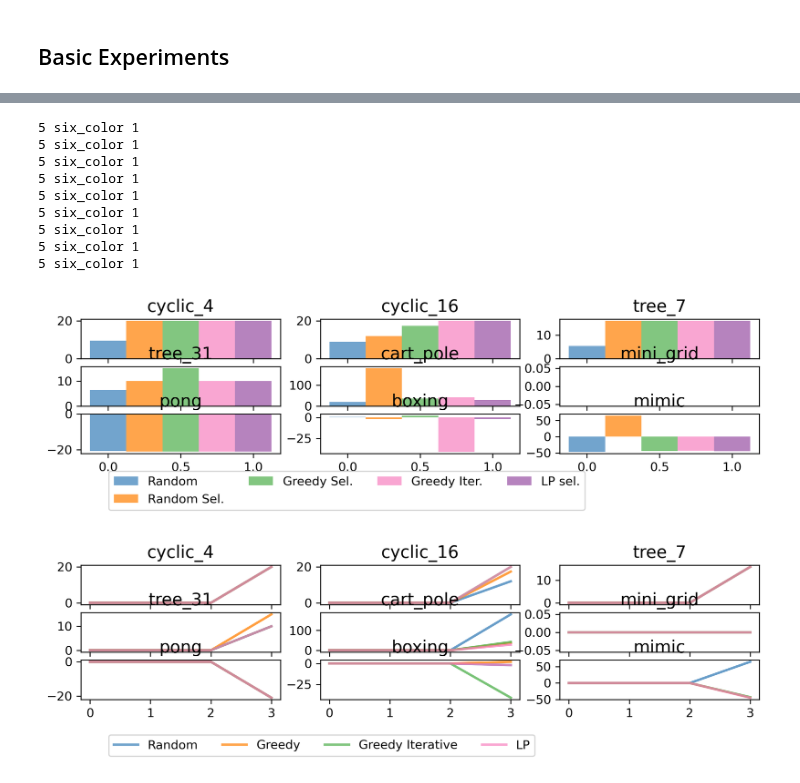
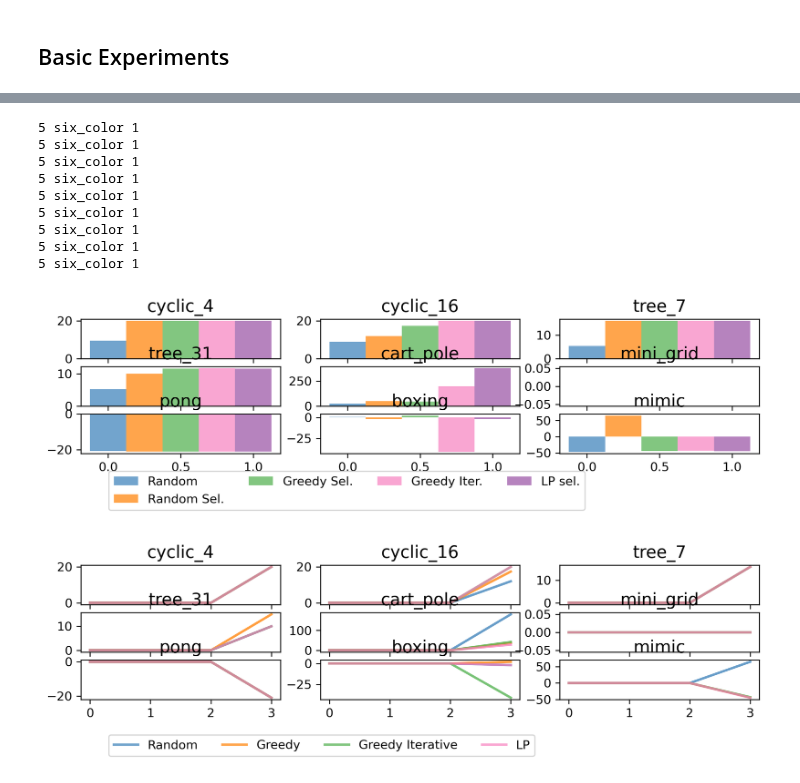
Before and after one commit to naveenr414/concept_decisions, a Jupyter notebook: scripts/notebooks/Plotting.ipynb, the cells around one changed output, grey strips where cells are left out. Cells and saved outputs as stored; diff of their text form; code cells hidden in the pictures.

Commit message:
Trying to get Pong, MIMIC to work

```diff
--- a/scripts/notebooks/Plotting.ipynb
+++ b/scripts/notebooks/Plotting.ipynb
@@ -22,14 +22,14 @@ training_times = {
     'cyclic_16':2500,
     'tree_7': 2500,
     'tree_31': 50000,
-    'cart_pole': 50000,
+    'cart_pole': 250000,
     'mini_grid': 50000,
     'pong': 500000,
     'boxing': 500000,
     'mimic': 25000,
 }
 # %%
-number_concepts = [1,2,3,4]
+number_concepts = [2,4,6,8]
 environments = ["cyclic_4","cyclic_16","tree_7","tree_31","cart_pole","mini_grid","pong","boxing","mimic"]
 
 random_results = [[0 for i in range(len(number_concepts))] for i in range(len(environments))]
@@ -41,10 +41,11 @@ lp_selection = [[0 for i in range(len(number_concepts))] for i in range(len(envi
 for i,n in enumerate(number_concepts):
     for j,e in enumerate(environments):
         # TODO: Remove this, once we run more experiments
-        if n <= 3:
+        matching_params = get_results_matching_parameters("basic","",{'environment_string': e,'num_concepts_selected': n, 'training_timesteps': training_times[e], 'concept_source': 'human_selected_binary', 'run_two_stage': False})
+        if len(matching_params) == 0 or 'basic_comparison' not in matching_params[0]:
             res = [0,0,0,0,0]
         else:
-            matching_params = get_results_matching_parameters("basic","",{'environment_string': e,'num_concepts_selected': n, 'training_timesteps': training_times[e], 'concept_source': 'human_selected_binary', 'run_two_stage': False})
+            print(n,e)
             basic_comparison = matching_params[0]['basic_comparison']
             res = [
                 basic_comparison['random']['reward'],
@@ -86,37 +99,50 @@ fig,ax = create_axes(plot_dimensions,overall_format,titles=titles)
 bar_format = {'color_palette': 'six_color', 'linewidth': 10, 'style_size': style_size}
 plt.tight_layout()
 
+num_by_env = {
+    "cyclic_4": 4,
+    "cyclic_16": 4,
+    "tree_7": 4,
+    "tree_31": 2,
+    "cart_pole": 8,
+    "mini_grid": 4,
+    "pong": 4,
+    "boxing": 4,
+    "mimic": 4,
+}
+
 for i in range(len(environments)):
     x_groups = list(range(5))
-    y_vals = [random_results[i][-1],random_selection[i][-1],
-                greedy_selection[i][-1],greedy_iterative_selection[i][-1],
-                lp_selection[i][-1]]
+    idx = number_concepts.index(num_by_env[environments[i]])
+    y_vals = [random_results[i][idx],random_selection[i][idx],
+                greedy_selection[i][idx],greedy_iterative_selection[i][idx],
+                lp_selection[i][idx]]
     x,y = index_to_tuple(i)
 
     d = {
         0: 'Random',
         1: 'Random Sel.',
         2: 'Greedy Sel.',
         3: 'Greedy Iter.',
         4: 'LP sel.'
     }
 
     plot_bar(ax[x][y],x_groups,y_vals,[0 for i in range(len(y_vals))], d,bar_format)
 
 legend_format = {'style_size': style_size,'type': 'is_global', 'loc': 'lower left', 'ncol': 4, 'bbox_to_anchor': (0.15,-0.25),'fontsize': 14}
 create_legend(fig,ax,plot_dimensions,legend_format)
 fig.savefig("../../results/figures/basic_comparison_methods.pdf",dpi=300, bbox_inches='tight')
 # %% [output]
 5 six_color 1
 5 six_color 1
 5 six_color 1
 5 six_color 1
 5 six_color 1
 5 six_color 1
 5 six_color 1
 5 six_color 1
 5 six_color 1
-[figure, old version]
+[figure, new version]
 # %%
 # Plot #concpet perf.
 # Plot Comparison for each env
```
Also changed, not shown: parts of 1 cell of this notebook, 8 other files.
